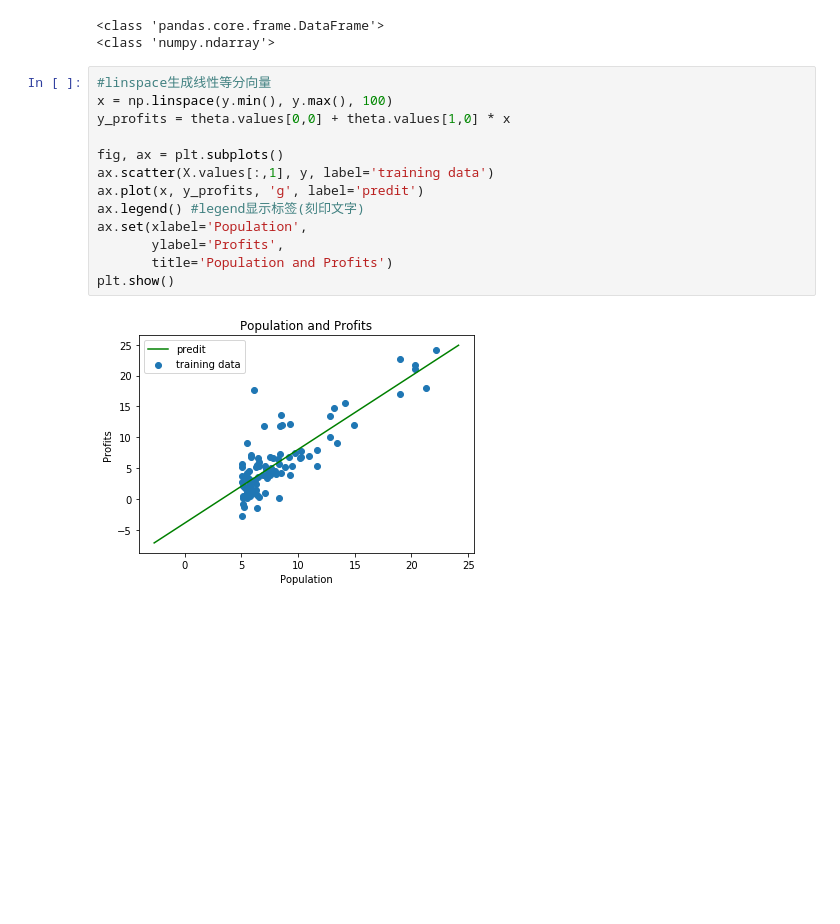
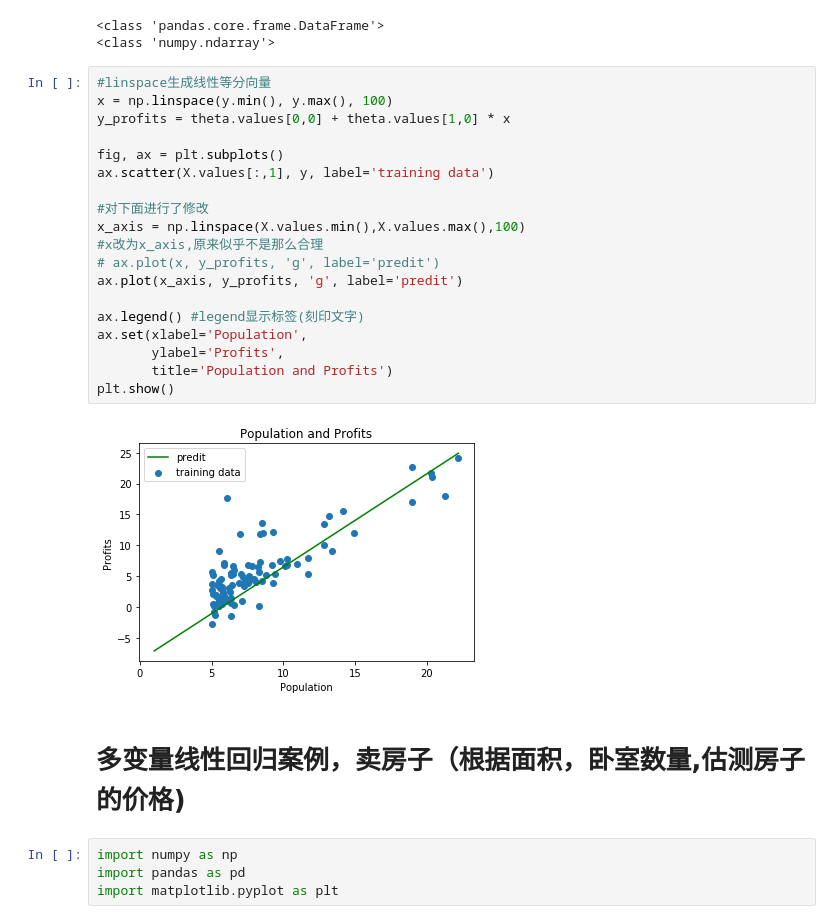
Before and after one commit to yahuuu/ML_exercise, a Jupyter notebook: ex1_20190118.ipynb, the cells around one changed output. Drawn from its saved outputs; the diff is of its cells as text; blank space fills up the shorter version.

```diff
--- a/ex1_20190118.ipynb
+++ b/ex1_20190118.ipynb
@@ -190,15 +190,27 @@ print(type(y))
 # %%
 #linspace生成线性等分向量
 x = np.linspace(y.min(), y.max(), 100)
 y_profits = theta.values[0,0] + theta.values[1,0] * x
 
 fig, ax = plt.subplots()
 ax.scatter(X.values[:,1], y, label='training data')
-ax.plot(x, y_profits, 'g', label='predit')
+
+#对下面进行了修改
+x_axis = np.linspace(X.values.min(),X.values.max(),100)
+#x改为x_axis,原来似乎不是那么合理
+# ax.plot(x, y_profits, 'g', label='predit')
+ax.plot(x_axis, y_profits, 'g', label='predit')
+
 ax.legend() #legend显示标签(刻印文字)
 ax.set(xlabel='Population',
        ylabel='Profits',
        title='Population and Profits')
 plt.show()
 # %% [output]
-[figure, old version]
+[figure, new version]
+# %% [markdown]
+# 多变量线性回归案例，卖房子（根据面积，卧室数量,估测房子的价格)
+# %%
+import numpy as np
+import pandas as pd
+import matplotlib.pyplot as plt
```
Also changed, not shown: parts of 30 cells of this notebook.
